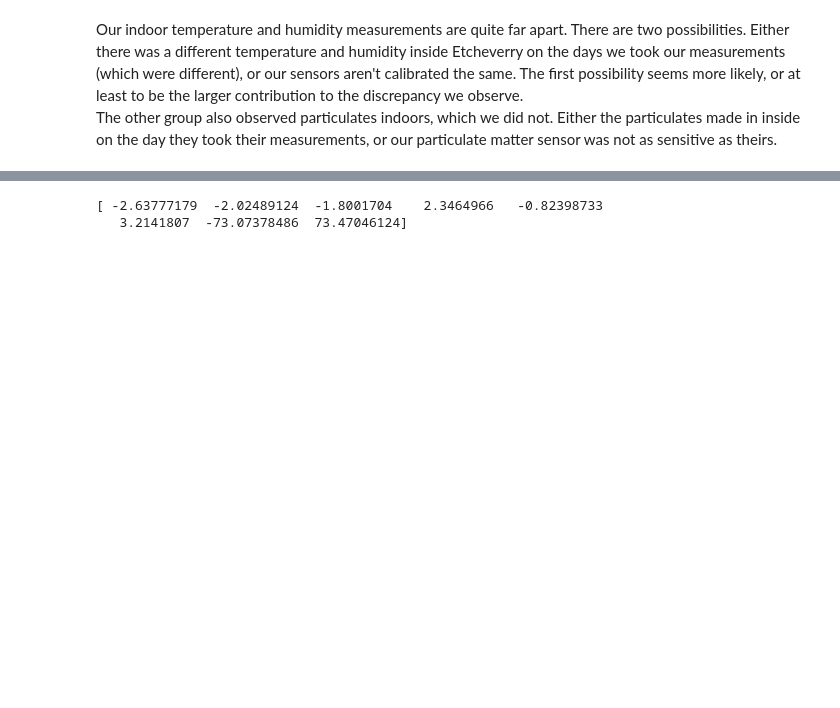
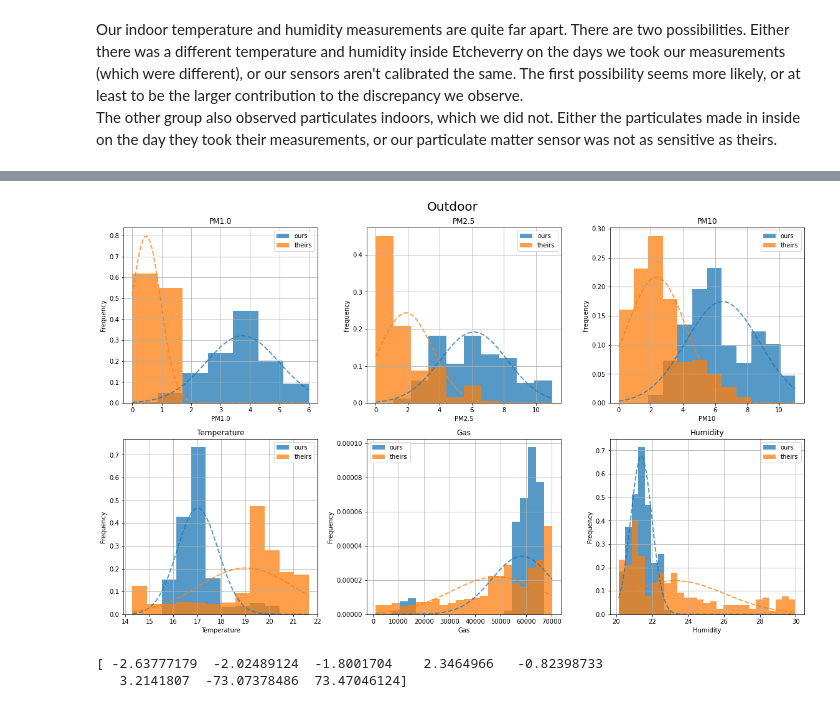
Before and after one commit to ElanPB/E11_Carlos_Elan, a Jupyter notebook: Week_6_Lab.ipynb, the cells around one changed output, grey strips where cells are left out. Saved outputs shown, nothing was run; the diff lists cells and outputs as text; code cells hidden in the pictures; blank space fills up the shorter version.

```diff
--- a/Week_6_Lab.ipynb
+++ b/Week_6_Lab.ipynb
@@ -390,3 +235,8 @@ plt.show()
+# %%
+columns = ['PM1.0', 'PM2.5', 'PM10', 'Temperature', 'Gas', 'Humidity']
+compareDF(outdoor[columns], their_outdoor[columns], 'ours', 'theirs', 'Outdoor')
+# %% [output]
+[figure, added]
 # %%
 their_outdoor_mean = np.array(their_outdoor.mean())
 their_outdoor_std = np.array(their_outdoor.std())
```
Also changed, not shown: parts of 12 cells of this notebook.
